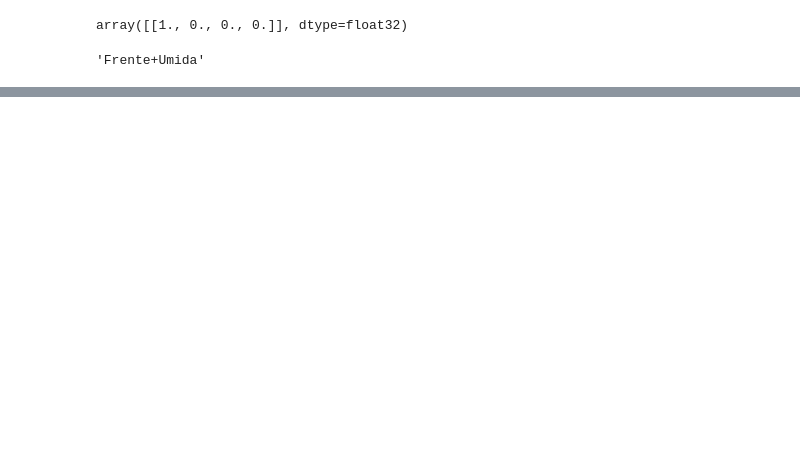
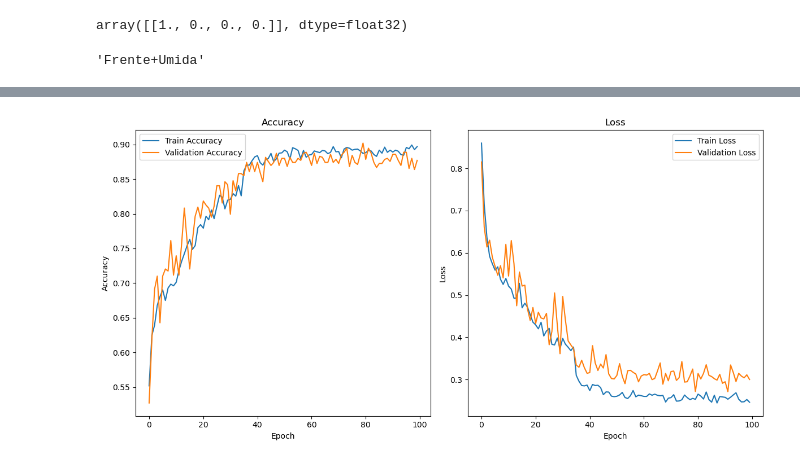
Before and after one commit to giovannav/tcc, a Jupyter notebook: plot_results.ipynb, the cells around one changed output, grey strips where cells are left out. Drawn from its saved outputs; the diff is of its cells as text; code cells hidden in the pictures; blank space fills up the shorter version.

```diff
--- a/plot_results.ipynb
+++ b/plot_results.ipynb
@@ -144,0 +185,36 @@ classes[predictions_single.argmax()]
+# %%
+# Read the CSV file
+data = pd.read_csv('results_txt/model-NN6-3-layers-256-128-64-epochs-100-imgshape-128-batchsize-8-2023-08-24_06-17-01.csv')
+
+# Extract data
+epochs = data['epoch']
+train_accuracy = data['accuracy']
+train_loss = data['loss']
+val_accuracy = data['val_accuracy']
+val_loss = data['val_loss']
+
+# Plotting
+plt.figure(figsize=(12, 6))
+
+# Plot accuracy
+plt.subplot(1, 2, 1)
+plt.plot(epochs, train_accuracy, label='Train Accuracy')
+plt.plot(epochs, val_accuracy, label='Validation Accuracy')
+plt.title('Accuracy')
+plt.xlabel('Epoch')
+plt.ylabel('Accuracy')
+plt.legend()
+
+# Plot loss
+plt.subplot(1, 2, 2)
+plt.plot(epochs, train_loss, label='Train Loss')
+plt.plot(epochs, val_loss, label='Validation Loss')
+plt.title('Loss')
+plt.xlabel('Epoch')
+plt.ylabel('Loss')
+plt.legend()
+
+plt.tight_layout()
+plt.show()
+# %% [output]
+[figure, added]
```
Also changed, not shown: parts of 4 cells of this notebook, 4 other files.
